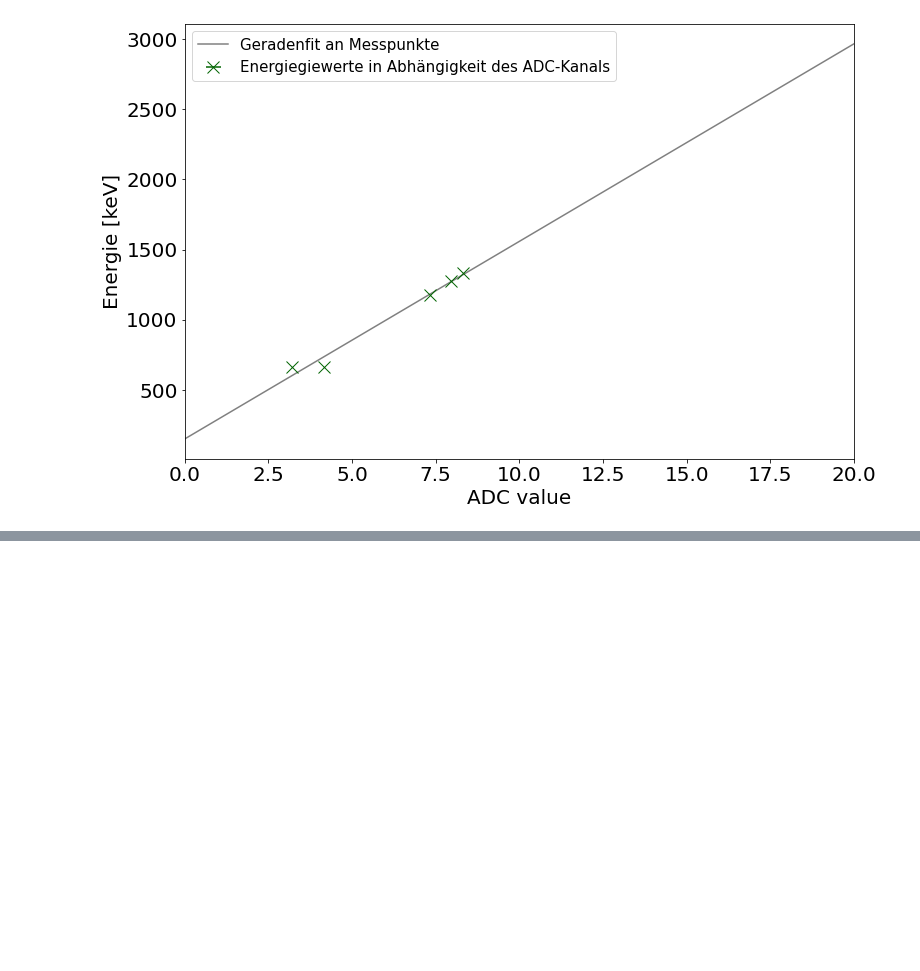
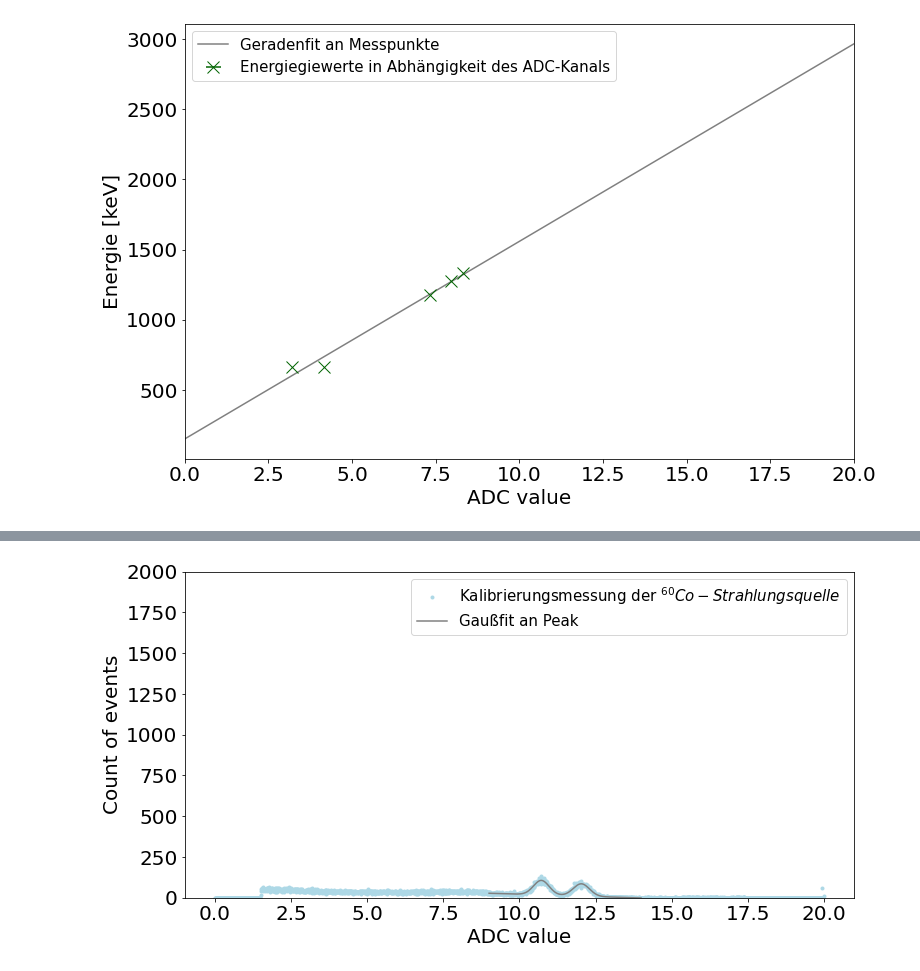
Before and after one commit to Skylake143/Fortgeschrittenenpraktikum, a Jupyter notebook: B18Gammaspektroskopie/A3Kalibrierungsmessungen.ipynb, the cells around one changed output, grey strips where cells are left out. Cells and saved outputs as stored; diff of their text form; code cells hidden in the pictures; blank space fills up the shorter version.

```diff
--- a/B18Gammaspektroskopie/A3Kalibrierungsmessungen.ipynb
+++ b/B18Gammaspektroskopie/A3Kalibrierungsmessungen.ipynb
@@ -814,0 +969,89 @@ Y-Abschnitt Fehler: 76.6581602890132
+# %%
+#co-Eichung Kollimator
+adc = Kollimator_adcvalue_co
+count = Kollimator_counts_co
+
+gaussstart = 900
+gaussstop = 1400
+
+parameters = {'xtick.labelsize': 20, 'ytick.labelsize': 20}
+plt.rcParams.update(parameters)
+
+#Energyspectrum open LG
+fig, ax = plt.subplots(figsize=(12,6))
+
+#Name for axis
+ax.set_xlabel('ADC value', fontsize=20)
+ax.set_ylabel('Count of events', fontsize=20)
+#Plotten der unskalierten Kurven
+ax.plot(adc, count,'o',markersize=3, color = "lightblue",label = "Kalibrierungsmessung der $^{60}Co-Strahlungsquelle$")
+
+
+#Gauß 1.173
+startparameter = 250,-1, 250, 10.7, 0.5,250, 12.0, 0.5
+#ax.plot(adc[gaussstart:gaussstop] , count[gaussstart:gaussstop], color = "grey", label="Gaußfit an Kalibrierungsmessung")
+a, b, A1, x01, sigma1, A2, x02, sigma2,afehler, bfehler, Afehler1, x0fehler1, sigmafehler1, Afehler2, x0fehler2, sigmafehler2 = lin_double_gauss_fit(adc[gaussstart:gaussstop] , count[gaussstart:gaussstop],startparameter)
+FWHM1 = round(2.35482 * sigma1,4)
+FWHM2 = round(2.35482 * sigma2,4)
+#ax.vlines(11.0,0,5000)
+#ax.vlines(12.0,0,5000)
+ax.plot(adc[gaussstart:gaussstop], lin_double_gauss(adc[gaussstart:gaussstop], a, b,A1, x01, sigma1, A2, x02, sigma2), color = "grey", label="Gaußfit an Peak")
+
+#Co-1173
+photopeak1 = 1173
+calibrationfactor1 = photopeak1 / x01
+calibrationfactorfehler1 = sigmafehler1/x01
+print("Amplitude A Co 1173:",A1)
+print("Amplitude A Fehler Co 1173:",'{:f}'.format(Afehler1))
+print("Erwartungswert mu Co 1173:",x01)
+print("Erwartungswert mu Fehler Co 1173:",'{:f}'.format(x0fehler1))
+print("Standardabweichung sigma Co 1173:",sigma1)
+print("Standardabweichung sigma Fehler Co 1173:",'{:f}'.format(sigmafehler1))
+print("Kalibrierungsfaktor Co 1173:",calibrationfactor)
+print("Feher Kalibrierungsfaktor Co 1173:",'{:f}'.format(calibrationfactorfehler))
+print("Energieauflösung Co 1173:", FWHM1/x01)
+energieaufloesungFehler=np.sqrt((2.35482/x01)**2*sigmafehler1**2-(2.35482*sigma1/(x01**2))*x0fehler1**2)
+print("Fehler Energieauflösung Co 1173:", '{:f}'.format(energieaufloesungFehler))
+
+energy_calibration_y.append(x01)
+energy_calibration_y_error.append(x0fehler1)
+energy_calibration_y_sigma.append(sigma1)
+energy_calibration_x.append(photopeak1)
+#Intensity using integral
+sigmax3integration = integrate.quad(lambda integrator: gauss(integrator,0, A1, x01, sigma1),x01-3*sigma1,x01+3*sigma1)
+analiticIntegral = A1*sigma1*np.sqrt(2*np.pi)
+analiticalIntergralFehler = np.sqrt(2*np.pi)*np.sqrt((sigma1*Afehler1)**2+(A1*sigmafehler1)**2)
+print("Anzahl gemessener Events aus Analytischem Integral: ", analiticIntegral)
+print("Anzahl gemessener Events aus Analytischem Integral Fehler: ", analiticalIntergralFehler)
+
+#Co-1333
+photopeak2 = 1333
+calibrationfactor2 = photopeak2 / x02
+calibrationfactorfehler2 = sigmafehler2/x02
+print("Amplitude A Co 1333:",A2)
+print("Amplitude A Fehler Co 1333:",'{:f}'.format(Afehler2))
+print("Erwartungswert mu Co 1333:",x02)
+print("Erwartungswert mu Fehler Co 1333:",'{:f}'.format(x0fehler2))
+print("Standardabweichung sigma Co 1333:",sigma2)
+print("Standardabweichung sigma Fehler Co 1333:",'{:f}'.format(sigmafehler2))
+print("Kalibrierungsfaktor Co 1333:",calibrationfactor2)
+print("Feher Kalibrierungsfaktor Co 1333:",'{:f}'.format(calibrationfactorfehler2))
+print("Energieauflösung Co 1333:", FWHM2/x02)
+energieaufloesungFehler=np.sqrt((2.35482/x02)**2*sigmafehler2**2-(2.35482*sigma2/(x02**2))*x0fehler2**2)
+print("Fehler Energieauflösung Co 1333:", '{:f}'.format(energieaufloesungFehler))
+energy_calibration_y.append(x02)
+energy_calibration_y_error.append(x0fehler2)
+energy_calibration_y_sigma.append(sigma2)
+energy_calibration_x.append(photopeak2)
+#Intensity using integral
+sigmax3integration = integrate.quad(lambda integrator: gauss(integrator,0, A2, x02, sigma2),x02-3*sigma2,x02+3*sigma2)
+print("Anzahl gemessener Events in 3 sigma Intervall: ", sigmax3integration)
+analiticIntegral = A2*sigma2*np.sqrt(2*np.pi)
+analiticalIntergralFehler = np.sqrt(2*np.pi)*np.sqrt((sigma2*Afehler2)**2+(A2*sigmafehler2)**2)
+print("Anzahl gemessener Events aus Analytischem Integral: ", analiticIntegral)
+print("Anzahl gemessener Events aus Analytischem Integral Fehler: ", analiticalIntergralFehler)
+
+plt.ylim(0,2000)
+ax.legend(fontsize=15)
+fig.savefig('Kalibrierungsmessung.png', dpi=200)
+# %% [output]
@@ -814,0 +1075 @@ Y-Abschnitt Fehler: 76.6581602890132
+[figure, added]
```
Also changed, not shown: parts of 13 cells of this notebook, 9 other files.
